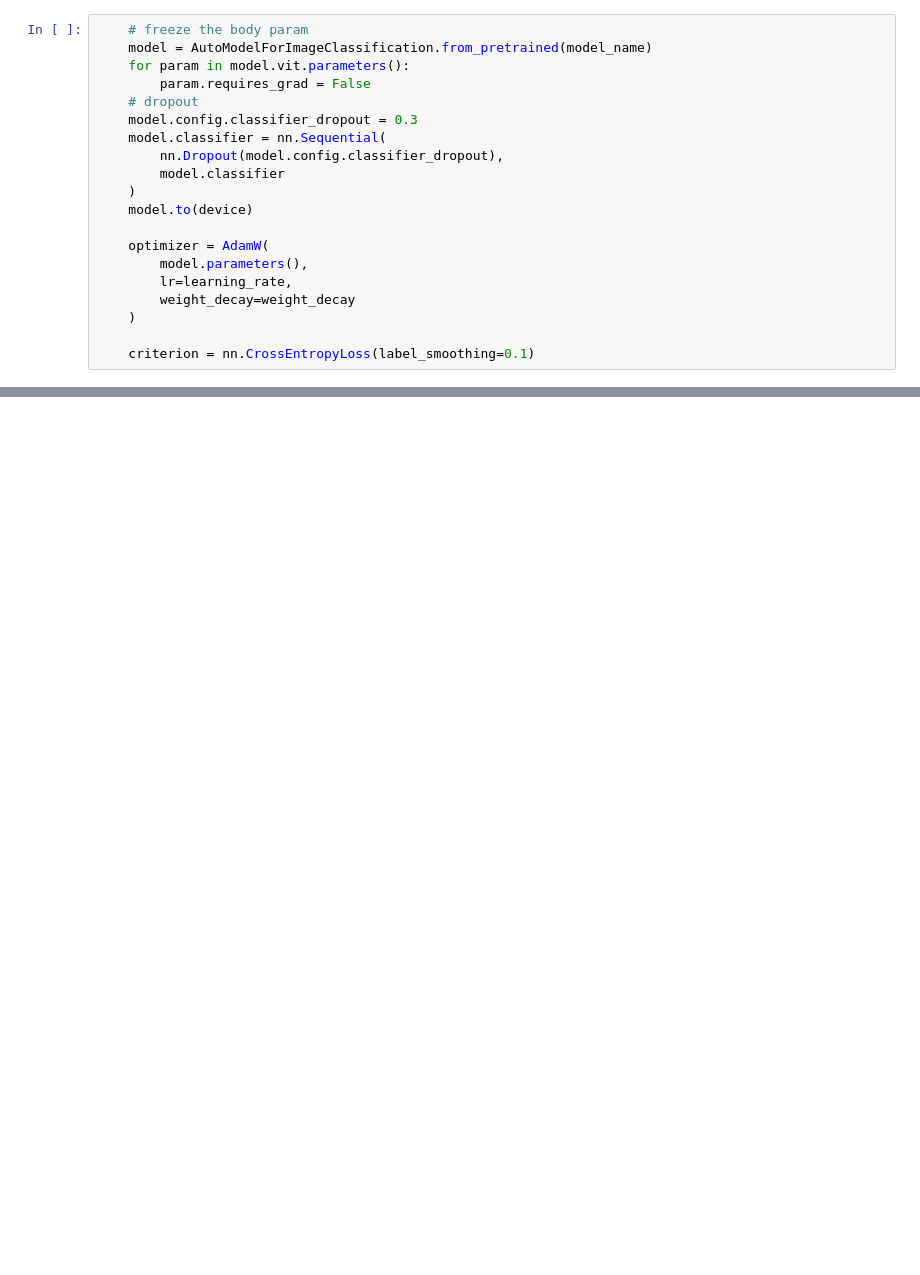
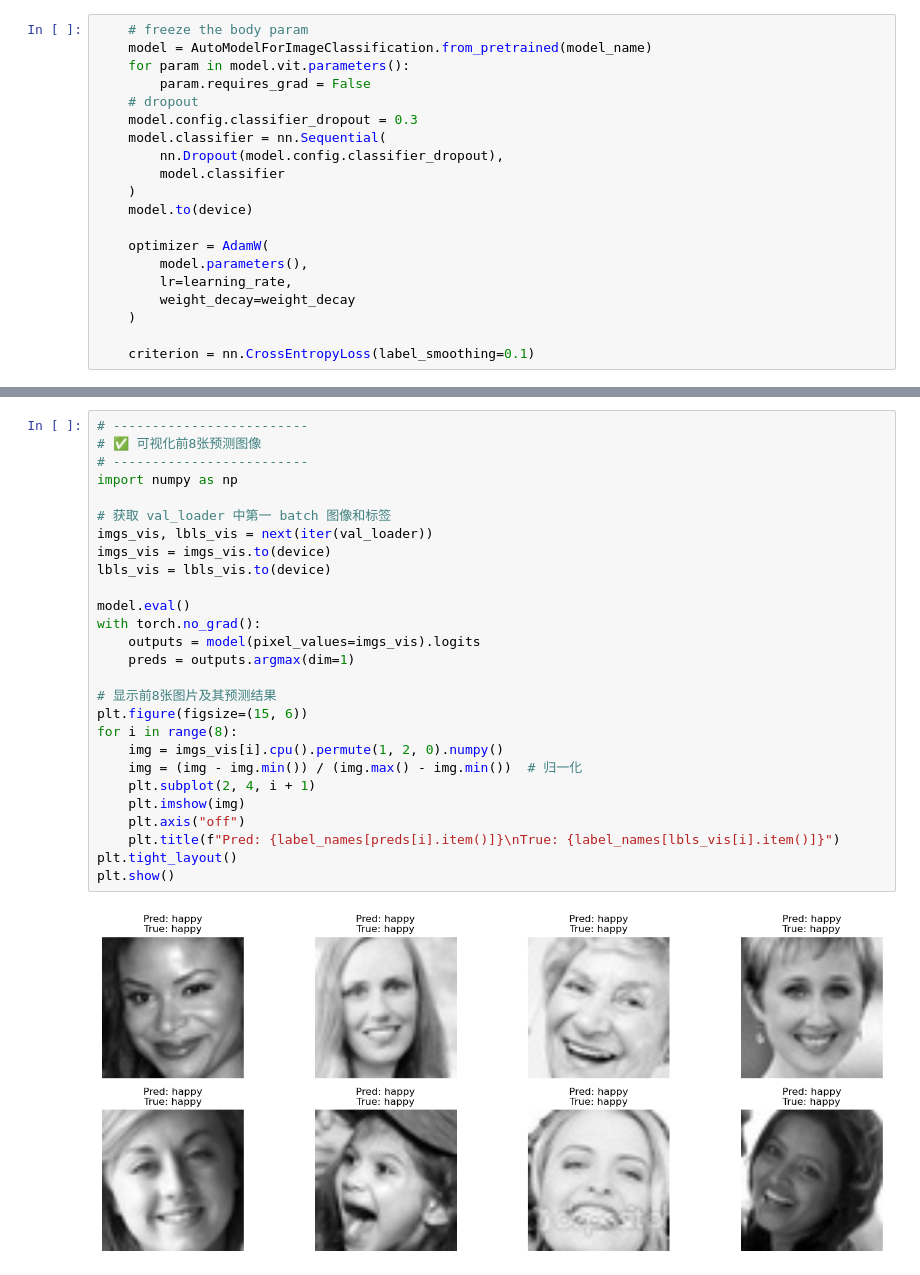
Before and after one commit to Mo119m/-Real-Time-Facial-Emotion-Recognition, a Jupyter notebook: code/improvement_transfer.ipynb, the cells around one changed output, grey strips where cells are left out. Saved outputs shown, nothing was run; the diff lists cells and outputs as text; blank space fills up the shorter version.

```diff
--- a/code/improvement_transfer.ipynb
+++ b/code/improvement_transfer.ipynb
@@ -203,0 +246,29 @@ for train_idx, val_idx in kf.split(train_paths):
+# %%
+# -------------------------
+# ✅ 可视化前8张预测图像
+# -------------------------
+import numpy as np
+
+# 获取 val_loader 中第一 batch 图像和标签
+imgs_vis, lbls_vis = next(iter(val_loader))
+imgs_vis = imgs_vis.to(device)
+lbls_vis = lbls_vis.to(device)
+
+model.eval()
+with torch.no_grad():
+    outputs = model(pixel_values=imgs_vis).logits
+    preds = outputs.argmax(dim=1)
+
+# 显示前8张图片及其预测结果
+plt.figure(figsize=(15, 6))
+for i in range(8):
+    img = imgs_vis[i].cpu().permute(1, 2, 0).numpy()
+    img = (img - img.min()) / (img.max() - img.min())  # 归一化
+    plt.subplot(2, 4, i + 1)
+    plt.imshow(img)
+    plt.axis("off")
+    plt.title(f"Pred: {label_names[preds[i].item()]}\nTrue: {label_names[lbls_vis[i].item()]}")
+plt.tight_layout()
+plt.show()
+# %% [output]
+[figure, added]
```
Also changed, not shown: parts of 4 cells of this notebook, 8 other files.
